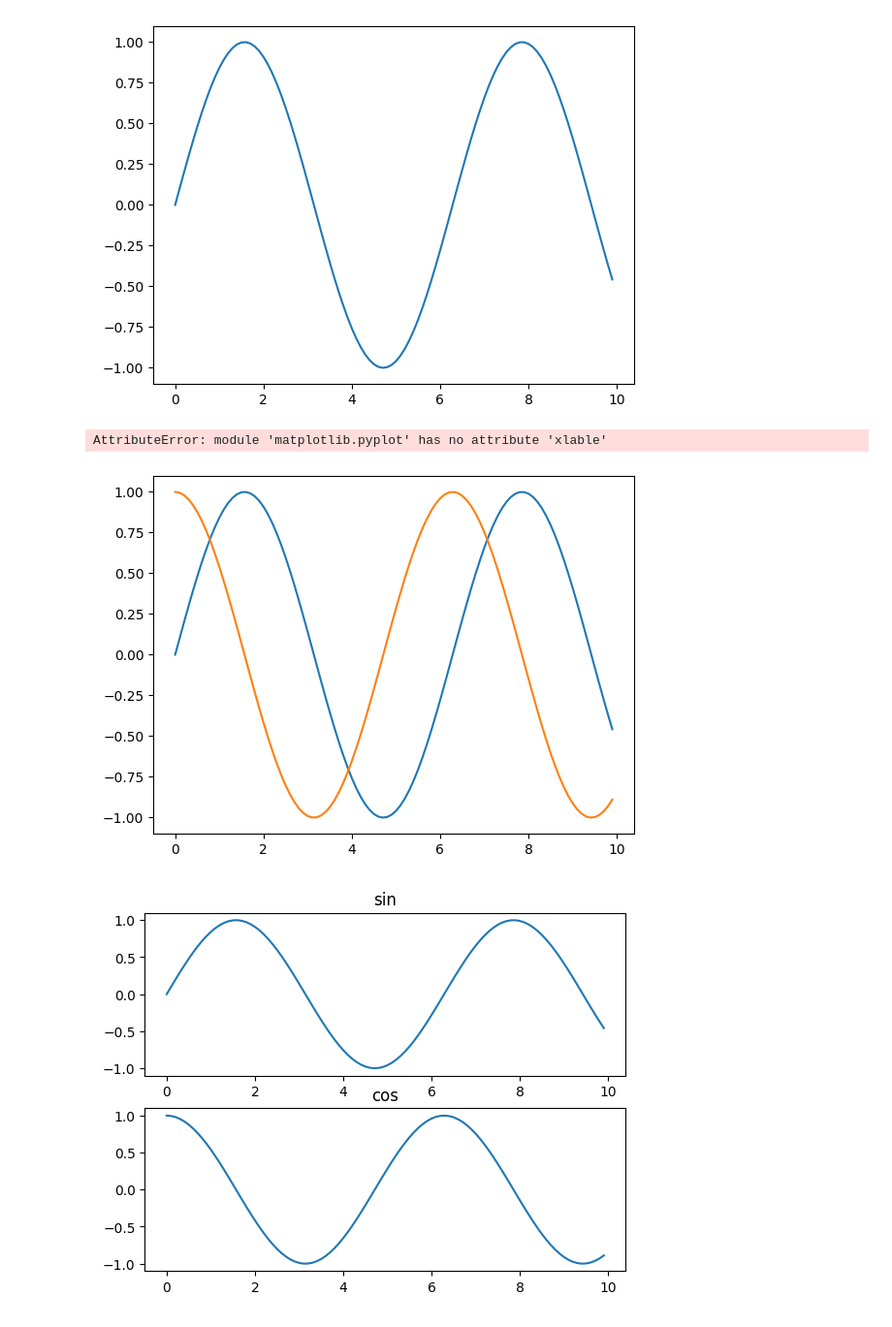
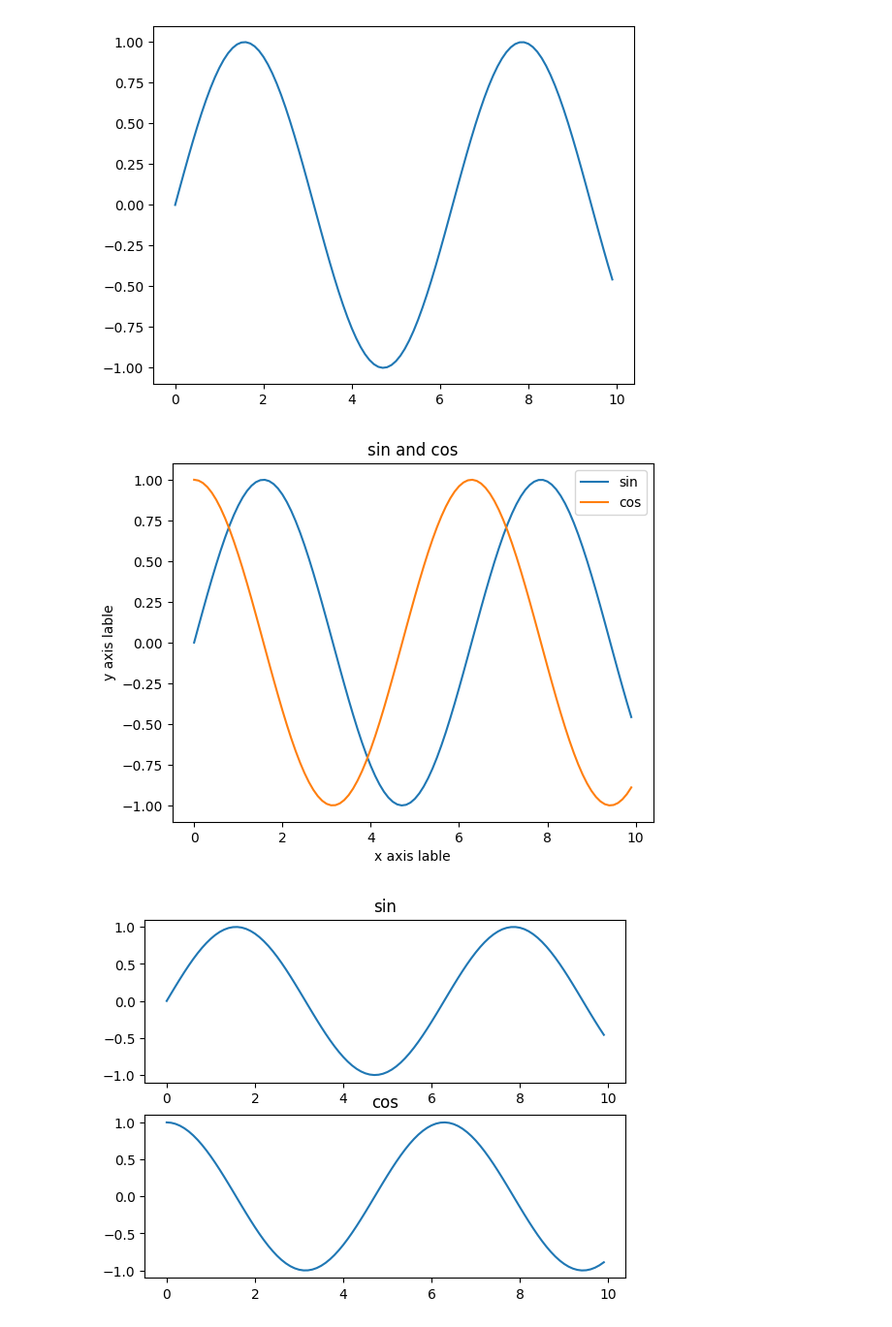
Before and after one commit to HoJin26/Linear-Algebra, a Jupyter notebook: 실습0.ipynb, the cells around one changed output. Shown at 97% size. Saved outputs shown, nothing was run; the diff lists cells and outputs as text; code cells hidden in the pictures.

```diff
--- a/실습0.ipynb
+++ b/실습0.ipynb
@@ -449,19 +449,18 @@ plt.plot(x, y)
 # %%
 # 한 번에 두 개 그래프 그리기
 y_sin = np.sin(x)
 y_cos = np.cos(x)
 
 plt.plot(x, y_sin)
 plt.plot(x, y_cos)
-plt.xlable('x axis lable')
-plt.ylable('y axis lable')
+plt.xlabel('x axis lable')
+plt.ylabel('y axis lable')
 plt.title('sin and cos')
 plt.legend(['sin', 'cos'])
 
 plt.show()
 # %% [output]
-AttributeError: module 'matplotlib.pyplot' has no attribute 'xlable'
-[figure, old version]
+[figure, new version]
 # %%
 # Subplot
 plt.subplot(2, 1, 1)
```
Also changed, not shown: parts of 2 cells of this notebook.
